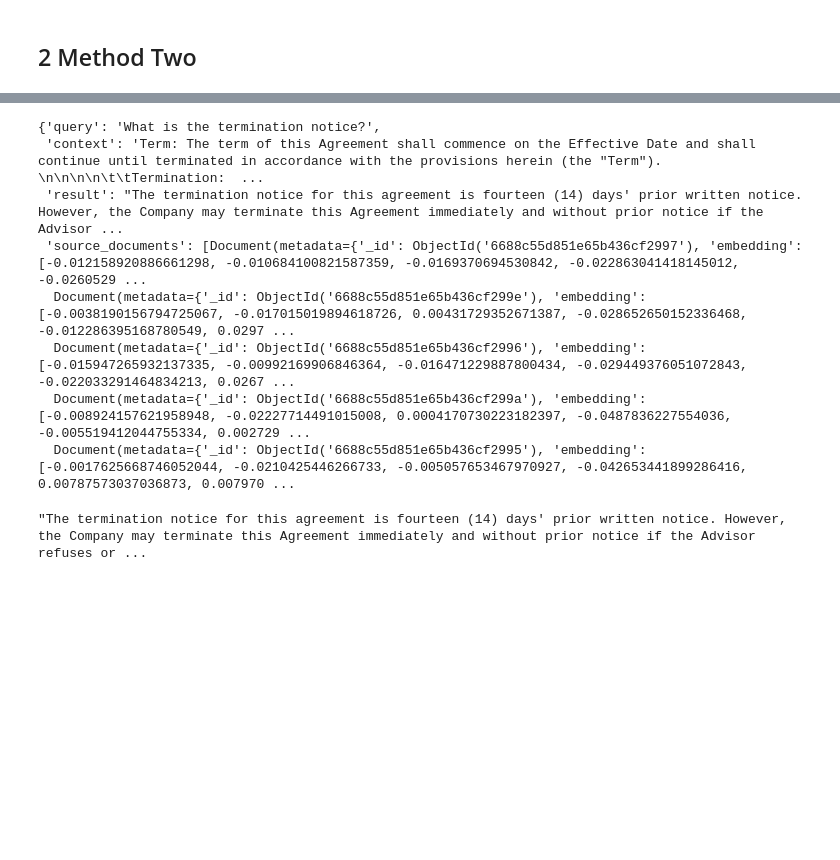
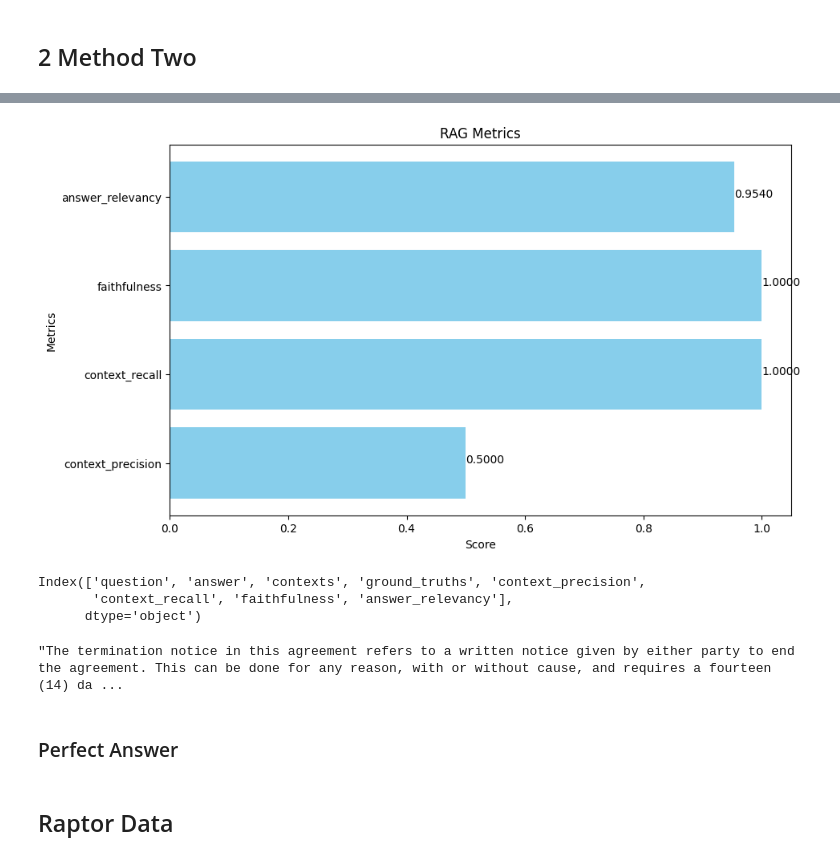
Before and after one commit to derejehinsermu/contract-advisor-rag, a Jupyter notebook: notebooks/Visualize_qa_evaluate_advance_rag_pipeline.ipynb, the cells around one changed output, grey strips where cells are left out. Saved outputs shown, nothing was run; the diff lists cells and outputs as text; code cells hidden in the pictures; blank space fills up the shorter version.

```diff
--- a/notebooks/Visualize_qa_evaluate_advance_rag_pipeline.ipynb
+++ b/notebooks/Visualize_qa_evaluate_advance_rag_pipeline.ipynb
@@ -237,0 +237,36 @@ evaluating with [answer_relevancy]
+# %%
+import pandas as pd
+import matplotlib.pyplot as plt
+import seaborn as sns
+
+
+# Select the metrics you want to plot (assuming the first row contains the metrics you want to plot)
+metrics = evaluation_results.loc[0, ['context_precision', 'context_recall', 'faithfulness', 'answer_relevancy']].to_dict()
+
+# Extract keys and values from the dictionary
+labels = list(metrics.keys())
+scores = list(metrics.values())
+
+# Create a horizontal bar chart
+plt.figure(figsize=(10, 6))
+plt.barh(labels, scores, color='skyblue')
+
+# Add the score values to the bars
+for index, value in enumerate(scores):
+    plt.text(value, index, f'{value:.4f}')
+
+# Add title and labels
+plt.title('RAG Metrics')
+plt.xlabel('Score')
+plt.ylabel('Metrics')
+
+# Show the plot
+plt.show()
+# %% [output]
+[figure, added]
+# %%
+evaluation_results.columns
+# %% [output]
+Index(['question', 'answer', 'contexts', 'ground_truths', 'context_precision',
+       'context_recall', 'faithfulness', 'answer_relevancy'],
+      dtype='object')
@@ -242,15 +282,9 @@ llm_response = generate_response('What is the termination notice?')
-# %%
-llm_response
-# %% [output]
-{'query': 'What is the termination notice?',
- 'context': 'Term: The term of this Agreement shall commence on the Effective Date and shall continue until terminated in accordance with the provisions herein (the "Term").  \n\n\n\n\t\tTermination:  ...
- 'result': "The termination notice for this agreement is fourteen (14) days' prior written notice. However, the Company may terminate this Agreement immediately and without prior notice if the Advisor ...
- 'source_documents': [Document(metadata={'_id': ObjectId('6688c55d851e65b436cf2997'), 'embedding': [-0.012158920886661298, -0.010684100821587359, -0.0169370694530842, -0.022863041418145012, -0.0260529 ...
-  Document(metadata={'_id': ObjectId('6688c55d851e65b436cf299e'), 'embedding': [-0.0038190156794725067, -0.017015019894618726, 0.00431729352671387, -0.028652650152336468, -0.012286395168780549, 0.0297 ...
-  Document(metadata={'_id': ObjectId('6688c55d851e65b436cf2996'), 'embedding': [-0.015947265932137335, -0.00992169906846364, -0.016471229887800434, -0.029449376051072843, -0.022033291464834213, 0.0267 ...
-  Document(metadata={'_id': ObjectId('6688c55d851e65b436cf299a'), 'embedding': [-0.008924157621958948, -0.02227714491015008, 0.0004170730223182397, -0.0487836227554036, -0.005519412044755334, 0.002729 ...
-  Document(metadata={'_id': ObjectId('6688c55d851e65b436cf2995'), 'embedding': [-0.0017625668746052044, -0.0210425446266733, -0.005057653467970927, -0.042653441899286416, 0.00787573037036873, 0.007970 ...
-# %%
-llm_response['result']
-# %% [output]
-"The termination notice for this agreement is fourteen (14) days' prior written notice. However, the Company may terminate this Agreement immediately and without prior notice if the Advisor refuses or ...
+# %%
+
+llm_response['result']
+# %% [output]
+"The termination notice in this agreement refers to a written notice given by either party to end the agreement. This can be done for any reason, with or without cause, and requires a fourteen (14) da ...
+# %% [markdown]
+### Perfect Answer
+# %% [markdown]
+## Raptor Data
```
Also changed, not shown: parts of 18 cells of this notebook.
